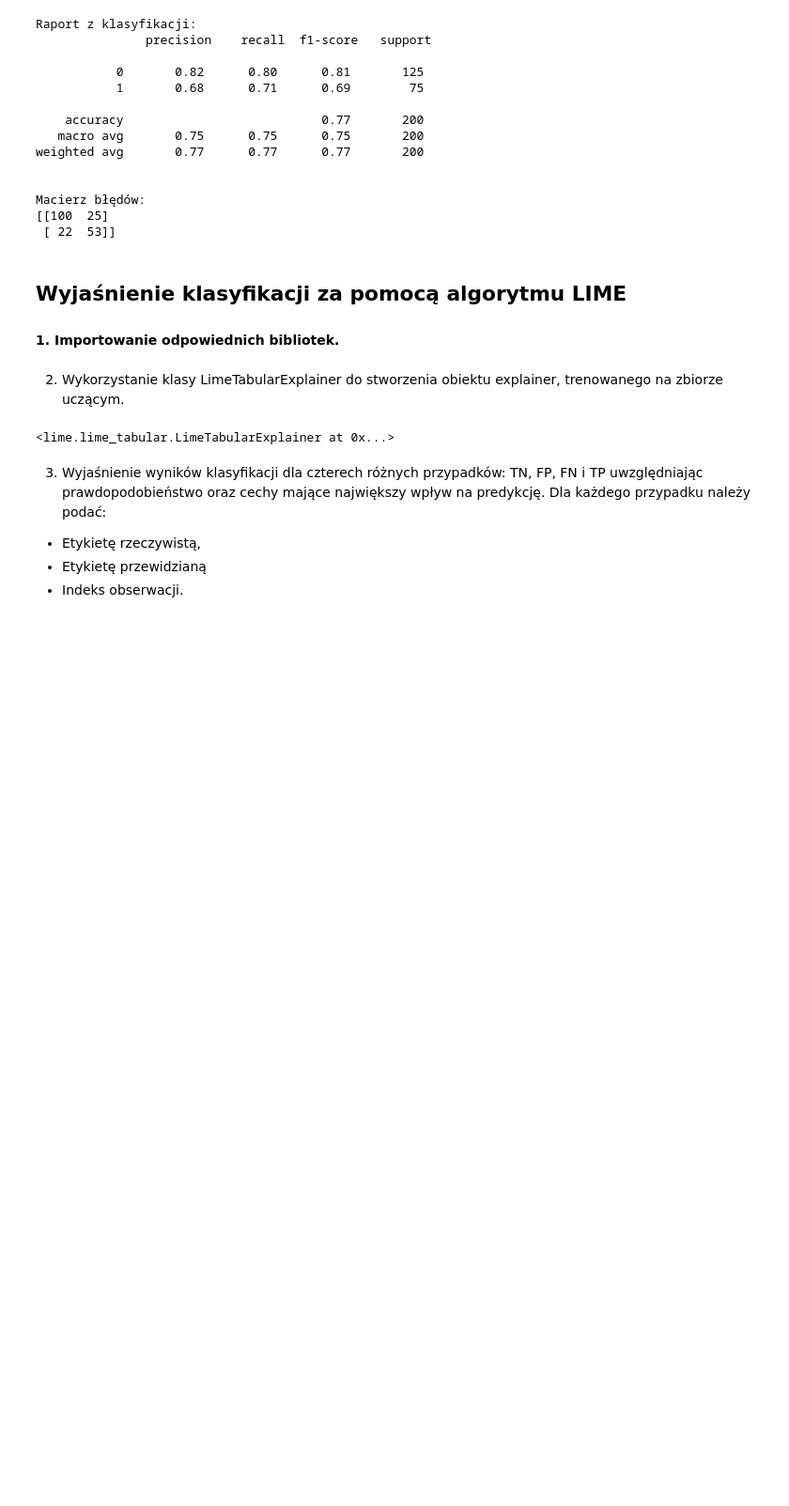
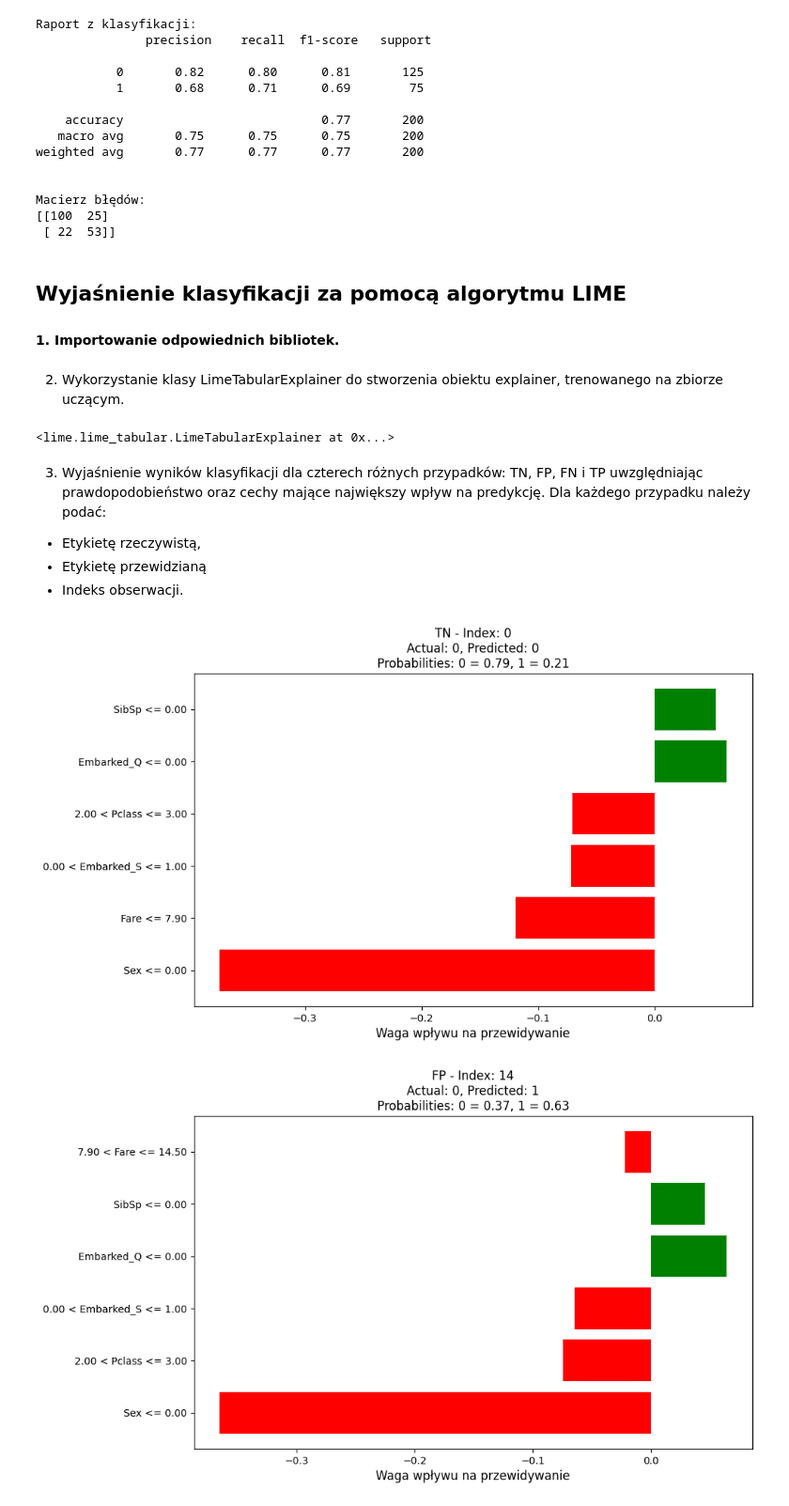
Before and after one commit to maddie84/Lab_Maszynowej_Analizy_Danych, a Jupyter notebook: Lab8/Jazwinska_Magda_LMAD_PSI_L8_PROJEKT2.ipynb, the cells around one changed output. Shown at 94% size. Cells and saved outputs as stored; diff of their text form; code cells hidden in the pictures; blank space fills up the shorter version.

```diff
--- a/Lab8/Jazwinska_Magda_LMAD_PSI_L8_PROJEKT2.ipynb
+++ b/Lab8/Jazwinska_Magda_LMAD_PSI_L8_PROJEKT2.ipynb
@@ -163,31 +156,74 @@ explainer
 - Etykietę przewidzianą
 - Indeks obserwacji.
 # %%
-# Znajdowanie przypadków TN, FP, FN, TP
 y_test = y_test.reset_index(drop=True)
 y_pred = pd.Series(y_pred).reset_index(drop=True)
 
 true_negative_indices = (y_test == 0) & (y_pred == 0)
 false_positive_indices = (y_test == 0) & (y_pred == 1)
 false_negative_indices = (y_test == 1) & (y_pred == 0)
 true_positive_indices = (y_test == 1) & (y_pred == 1)
 
 tn_index = true_negative_indices[true_negative_indices].index[0]
 fp_index = false_positive_indices[false_positive_indices].index[0]
 fn_index = false_negative_indices[false_negative_indices].index[0]
 tp_index = true_positive_indices[true_positive_indices].index[0]
 
+def plot_lime_explanation(explanation, case, index, actual, predicted, probabilities):
+    features, weights = zip(*explanation.as_list())  # Oddzielamy cechy od wag
+    features = list(features)
+
+    colors = ['green' if weight >= 0 else 'red' for weight in weights]
+
+    plt.figure(figsize=(10, 6))
+    plt.barh(features, weights, color=colors)
+
+    plt.title(
+        f"{case} - Index: {index}\n"
+        f"Actual: {actual}, Predicted: {predicted}\n"
+        f"Probabilities: 0 = {probabilities[0]:.2f}, 1 = {probabilities[1]:.2f}",
+        fontsize=12
+    )
+
+    plt.xlabel("Waga wpływu na przewidywanie", fontsize=12)
+
+    plt.show()
+
 lime_results = {}
 
 for case, index in zip(["TN", "FP", "FN", "TP"], [tn_index, fp_index, fn_index, tp_index]):
     explanation = explainer.explain_instance(
         X_test.iloc[index].values,
         model.predict_proba,
-        num_features=5
+        num_features=6
     )
+
+    actual_label = y_test[index]
+    predicted_label = y_pred[index]
+
+    probabilities = model.predict_proba(X_test.iloc[index].values.reshape(1, -1))[0]
+
     lime_results[case] = {
         "index": index,
-        "actual": y_test[index],
-        "predicted": y_pred[index],
-        "explanation": explanation.as_list()
+        "actual": actual_label,
+        "predicted": predicted_label,
+        "probabilities": probabilities,
+        "explanation": explanation
     }
+
+    plot_lime_explanation(explanation, case, index, actual_label, predicted_label, probabilities)
+
+# Wyświetlenie wyników z prawdopodobieństwem
+for case, result in lime_results.items():
+    print(f"Case: {case}")
+    print(f"Index: {result['index']}")
+    print(f"Actual Label: {result['actual']}")
+    print(f"Predicted Label: {result['predicted']}")
+    print(f"Probabilities: 0 = {result['probabilities'][0]:.2f}, 1 = {result['probabilities'][1]:.2f}")
+    print("Explanation:")
+    for feature, weight in result["explanation"].as_list():
+        print(f"  {feature}: {weight}")
+    print("\n")
+# %% [output]
+[figure, added]
+[figure, added]
```
Also changed, not shown: parts of 4 cells of this notebook.
